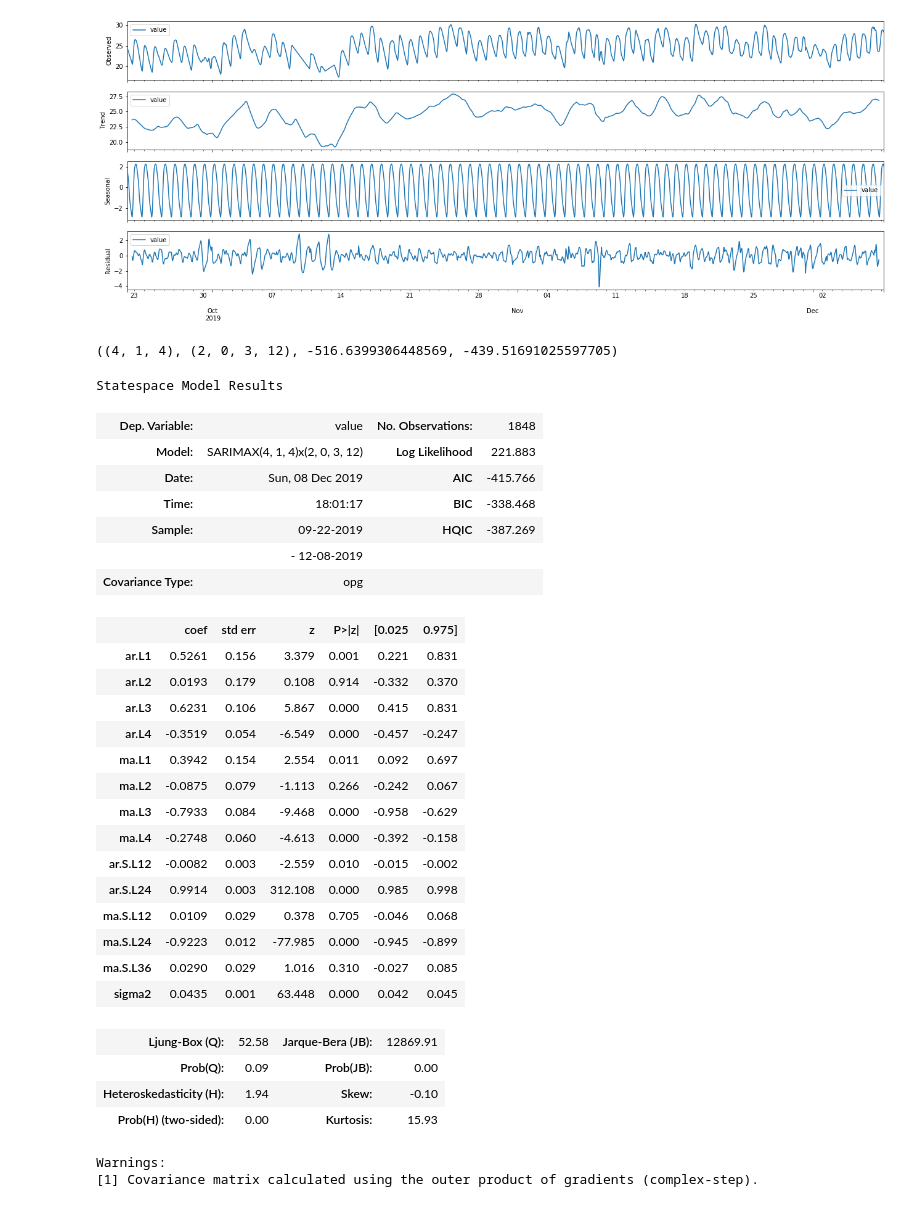
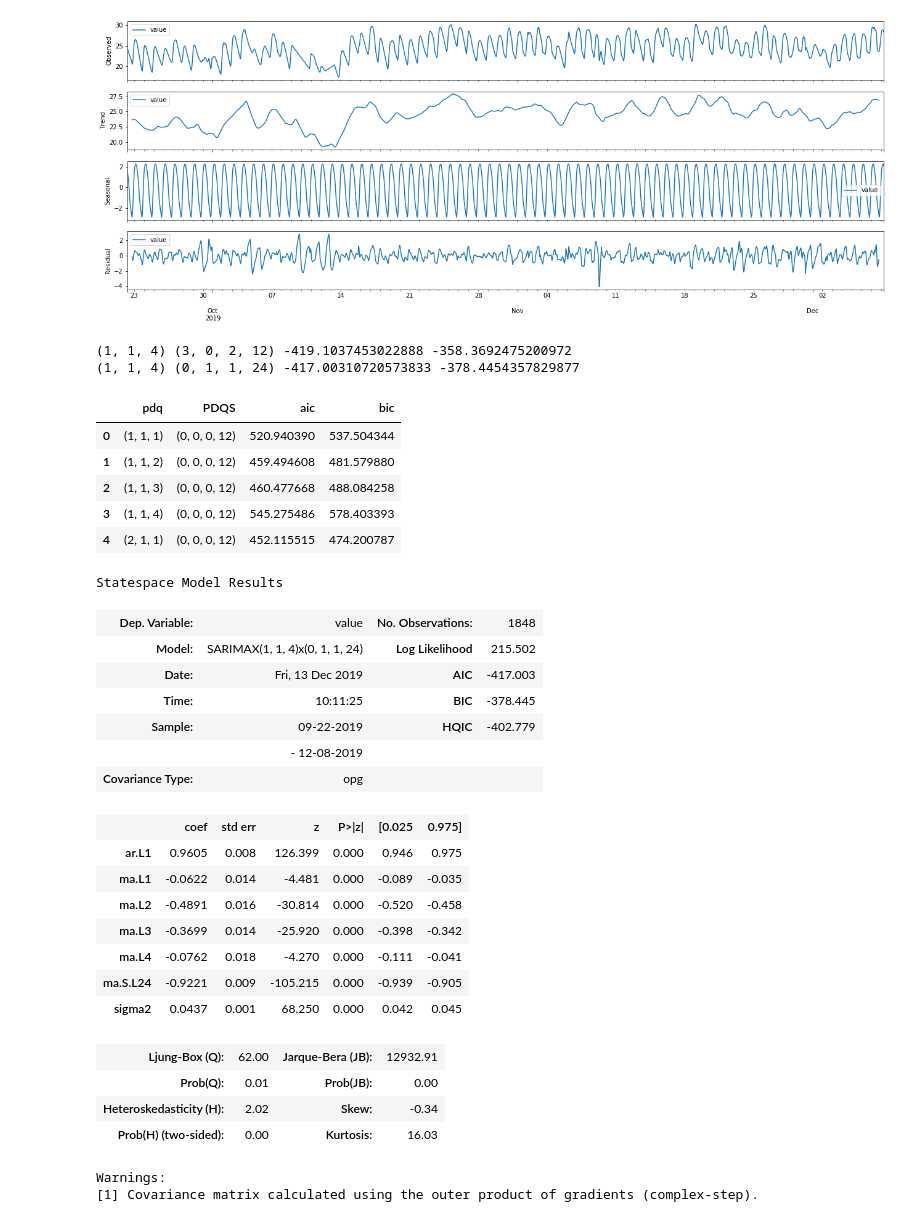
Before and after one commit to neozenith/temperature-timeseries, a Jupyter notebook: analysis.ipynb, the cells around one changed output. Saved outputs shown, nothing was run; the diff lists cells and outputs as text; code cells hidden in the pictures.

```diff
--- a/analysis.ipynb
+++ b/analysis.ipynb
@@ -304,43 +303,48 @@ order_aic_bic
 # %%
 order_df = pd.DataFrame(order_aic_bic, columns=['pdq','PDQS','aic', 'bic'])
 pdq, PDQS, aic, bic = order_df.sort_values('aic').iloc[0]
-pdq, PDQS, aic, bic
+print(pdq, PDQS, aic, bic)
+pdq, PDQS, aic, bic = order_df.sort_values('bic').iloc[0]
+print(pdq, PDQS, aic, bic)
 # %% [output]
-((4, 1, 4), (2, 0, 3, 12), -516.6399306448569, -439.51691025597705)
+(1, 1, 4) (3, 0, 2, 12) -419.1037453022888 -358.3692475200972
+(1, 1, 4) (0, 1, 1, 24) -417.00310720573833 -378.4454357829877
+# %%
+order_df.head()
+# %% [output]
+|  | pdq | PDQS | aic | bic |
+| 0 | (1, 1, 1) | (0, 0, 0, 12) | 520.940390 | 537.504344 |
+| 1 | (1, 1, 2) | (0, 0, 0, 12) | 459.494608 | 481.579880 |
+| 2 | (1, 1, 3) | (0, 0, 0, 12) | 460.477668 | 488.084258 |
+| 3 | (1, 1, 4) | (0, 0, 0, 12) | 545.275486 | 578.403393 |
+| 4 | (2, 1, 1) | (0, 0, 0, 12) | 452.115515 | 474.200787 |
 # %%
-pdq = (4,1,4)
-PDQS = (2,0,3,12)
+pdq = (1,1,4)
+PDQS = (0,1,1,24)
 model = SARIMAX(df_temp['value'], order=pdq, seasonal_order=PDQS)
 results = model.fit()
 results.summary()
 # %% [output]
 Statespace Model Results
 | Dep. Variable: | value | No. Observations: | 1848 |
-| Model: | SARIMAX(4, 1, 4)x(2, 0, 3, 12) | Log Likelihood | 221.883 |
-| Date: | Sun, 08 Dec 2019 | AIC | -415.766 |
-| Time: | 18:01:17 | BIC | -338.468 |
-| Sample: | 09-22-2019 | HQIC | -387.269 |
+| Model: | SARIMAX(1, 1, 4)x(0, 1, 1, 24) | Log Likelihood | 215.502 |
+| Date: | Fri, 13 Dec 2019 | AIC | -417.003 |
+| Time: | 10:11:25 | BIC | -378.445 |
+| Sample: | 09-22-2019 | HQIC | -402.779 |
 |  | - 12-08-2019 |  |  |
 | Covariance Type: | opg |  |  |
 |  | coef | std err | z | P>|z| | [0.025 | 0.975] |
-| ar.L1 | 0.5261 | 0.156 | 3.379 | 0.001 | 0.221 | 0.831 |
-| ar.L2 | 0.0193 | 0.179 | 0.108 | 0.914 | -0.332 | 0.370 |
-| ar.L3 | 0.6231 | 0.106 | 5.867 | 0.000 | 0.415 | 0.831 |
-| ar.L4 | -0.3519 | 0.054 | -6.549 | 0.000 | -0.457 | -0.247 |
-| ma.L1 | 0.3942 | 0.154 | 2.554 | 0.011 | 0.092 | 0.697 |
-| ma.L2 | -0.0875 | 0.079 | -1.113 | 0.266 | -0.242 | 0.067 |
-| ma.L3 | -0.7933 | 0.084 | -9.468 | 0.000 | -0.958 | -0.629 |
-| ma.L4 | -0.2748 | 0.060 | -4.613 | 0.000 | -0.392 | -0.158 |
-| ar.S.L12 | -0.0082 | 0.003 | -2.559 | 0.010 | -0.015 | -0.002 |
-| ar.S.L24 | 0.9914 | 0.003 | 312.108 | 0.000 | 0.985 | 0.998 |
-| ma.S.L12 | 0.0109 | 0.029 | 0.378 | 0.705 | -0.046 | 0.068 |
-| ma.S.L24 | -0.9223 | 0.012 | -77.985 | 0.000 | -0.945 | -0.899 |
-| ma.S.L36 | 0.0290 | 0.029 | 1.016 | 0.310 | -0.027 | 0.085 |
-| sigma2 | 0.0435 | 0.001 | 63.448 | 0.000 | 0.042 | 0.045 |
+| ar.L1 | 0.9605 | 0.008 | 126.399 | 0.000 | 0.946 | 0.975 |
+| ma.L1 | -0.0622 | 0.014 | -4.481 | 0.000 | -0.089 | -0.035 |
+| ma.L2 | -0.4891 | 0.016 | -30.814 | 0.000 | -0.520 | -0.458 |
+| ma.L3 | -0.3699 | 0.014 | -25.920 | 0.000 | -0.398 | -0.342 |
+| ma.L4 | -0.0762 | 0.018 | -4.270 | 0.000 | -0.111 | -0.041 |
+| ma.S.L24 | -0.9221 | 0.009 | -105.215 | 0.000 | -0.939 | -0.905 |
+| sigma2 | 0.0437 | 0.001 | 68.250 | 0.000 | 0.042 | 0.045 |
-| Ljung-Box (Q): | 52.58 | Jarque-Bera (JB): | 12869.91 |
-| Prob(Q): | 0.09 | Prob(JB): | 0.00 |
-| Heteroskedasticity (H): | 1.94 | Skew: | -0.10 |
-| Prob(H) (two-sided): | 0.00 | Kurtosis: | 15.93 |
+| Ljung-Box (Q): | 62.00 | Jarque-Bera (JB): | 12932.91 |
+| Prob(Q): | 0.01 | Prob(JB): | 0.00 |
+| Heteroskedasticity (H): | 2.02 | Skew: | -0.34 |
+| Prob(H) (two-sided): | 0.00 | Kurtosis: | 16.03 |
 Warnings:
 [1] Covariance matrix calculated using the outer product of gradients (complex-step).
 # %%
```
Also changed, not shown: parts of 3 cells of this notebook, 3 other files.
